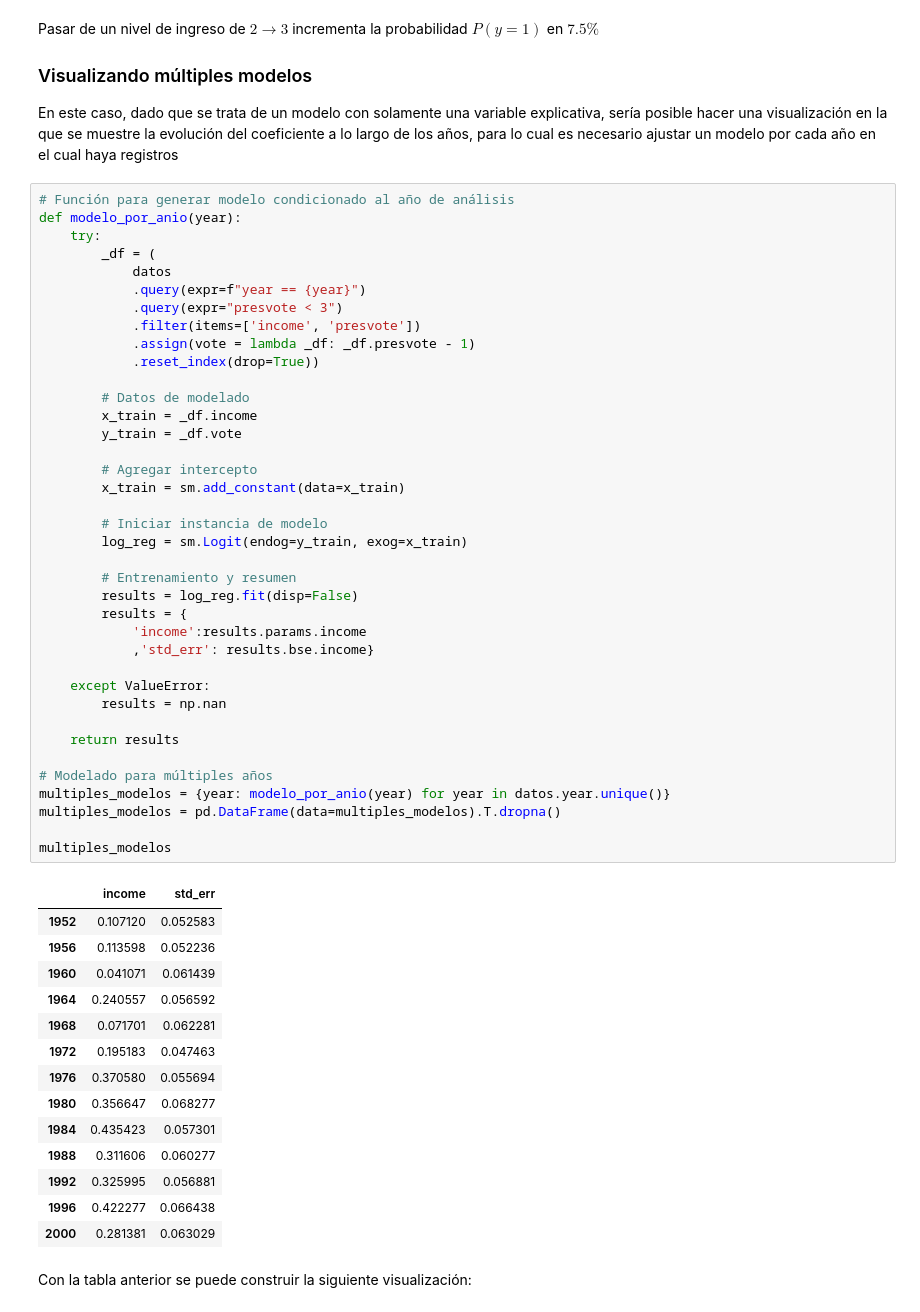
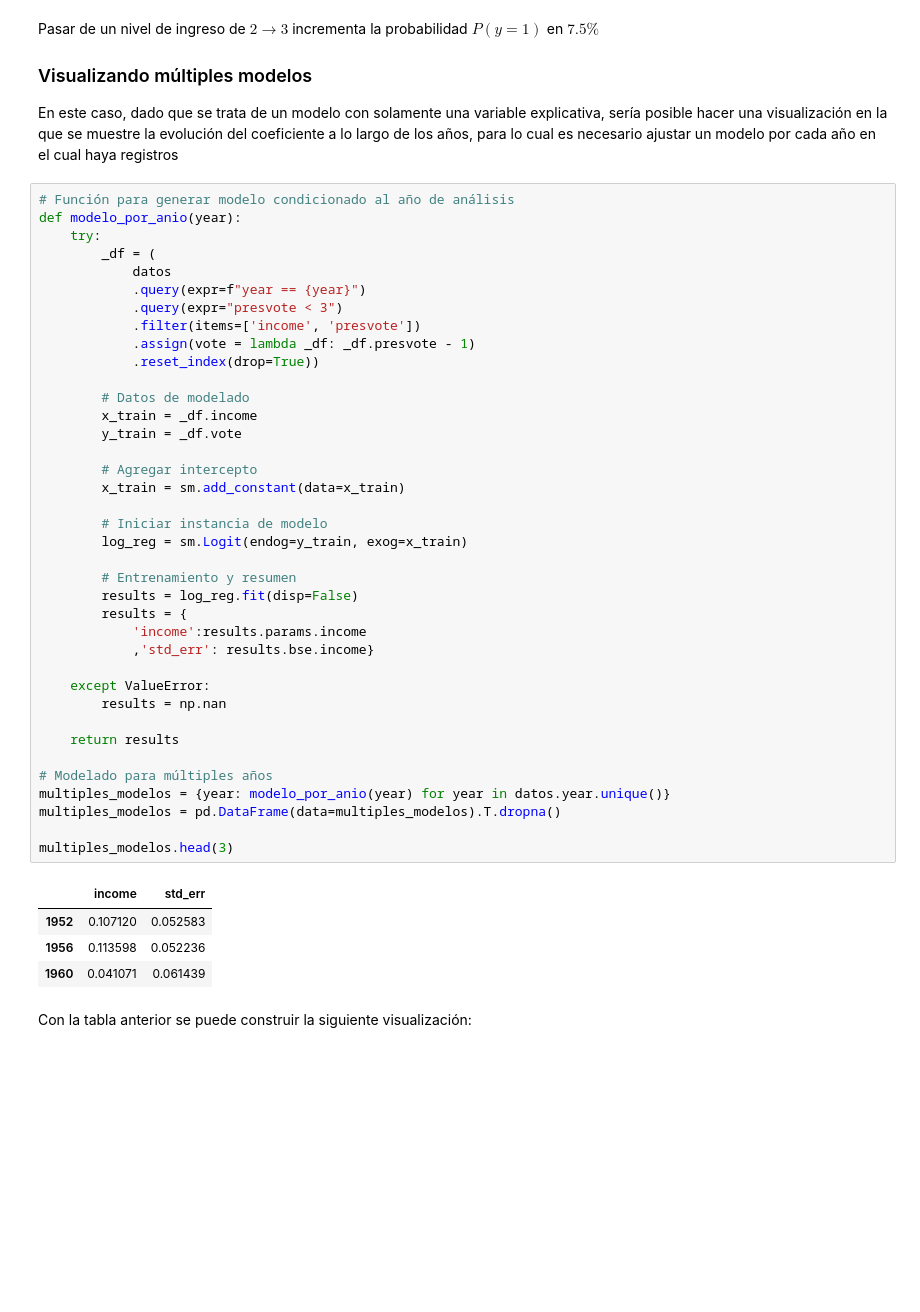
Before and after one commit to CAMM961001/bayesian_analysis, a Jupyter notebook: notebooks/04_regresion_logistica.ipynb, the cells around one changed output. Cells and saved outputs as stored; diff of their text form; blank space fills up the shorter version.

```diff
--- a/notebooks/04_regresion_logistica.ipynb
+++ b/notebooks/04_regresion_logistica.ipynb
@@ -218,44 +218,34 @@ def modelo_por_anio(year):
         # Datos de modelado
         x_train = _df.income
         y_train = _df.vote
 
         # Agregar intercepto
         x_train = sm.add_constant(data=x_train)
 
         # Iniciar instancia de modelo
         log_reg = sm.Logit(endog=y_train, exog=x_train)
 
         # Entrenamiento y resumen
         results = log_reg.fit(disp=False)
         results = {
             'income':results.params.income
             ,'std_err': results.bse.income}
 
     except ValueError:
         results = np.nan
 
     return results
 
 # Modelado para múltiples años
 multiples_modelos = {year: modelo_por_anio(year) for year in datos.year.unique()}
 multiples_modelos = pd.DataFrame(data=multiples_modelos).T.dropna()
 
-multiples_modelos
+multiples_modelos.head(3)
 # %% [output]
 |  | income | std_err |
 | 1952 | 0.107120 | 0.052583 |
 | 1956 | 0.113598 | 0.052236 |
 | 1960 | 0.041071 | 0.061439 |
-| 1964 | 0.240557 | 0.056592 |
-| 1968 | 0.071701 | 0.062281 |
-| 1972 | 0.195183 | 0.047463 |
-| 1976 | 0.370580 | 0.055694 |
-| 1980 | 0.356647 | 0.068277 |
-| 1984 | 0.435423 | 0.057301 |
-| 1988 | 0.311606 | 0.060277 |
-| 1992 | 0.325995 | 0.056881 |
-| 1996 | 0.422277 | 0.066438 |
-| 2000 | 0.281381 | 0.063029 |
 # %% [markdown]
 Con la tabla anterior se puede construir la siguiente visualización:
 # %%
```
Also changed, not shown: parts of 5 cells of this notebook.
